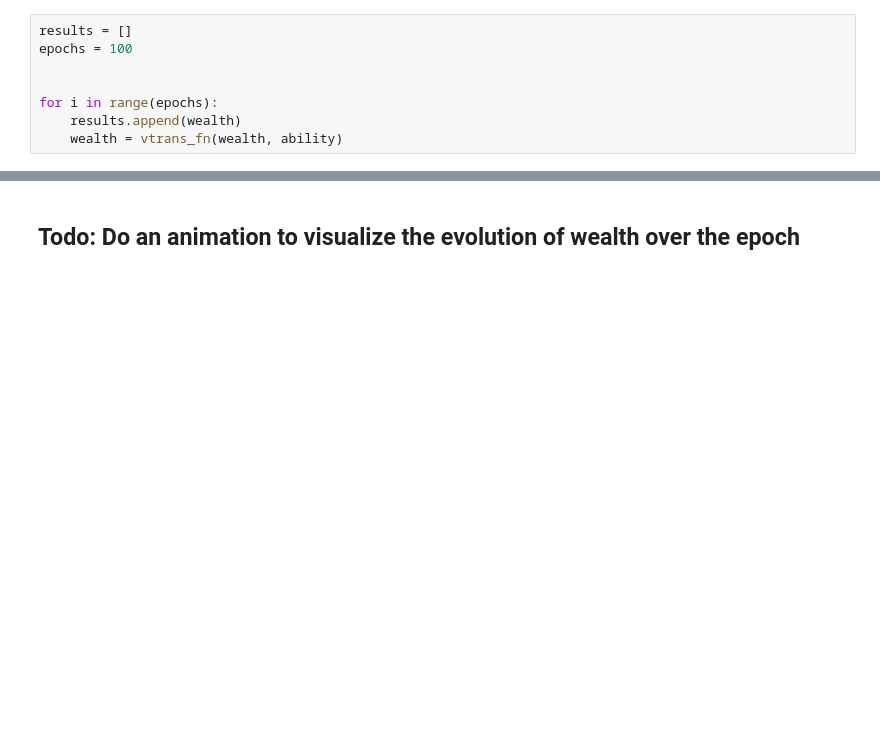
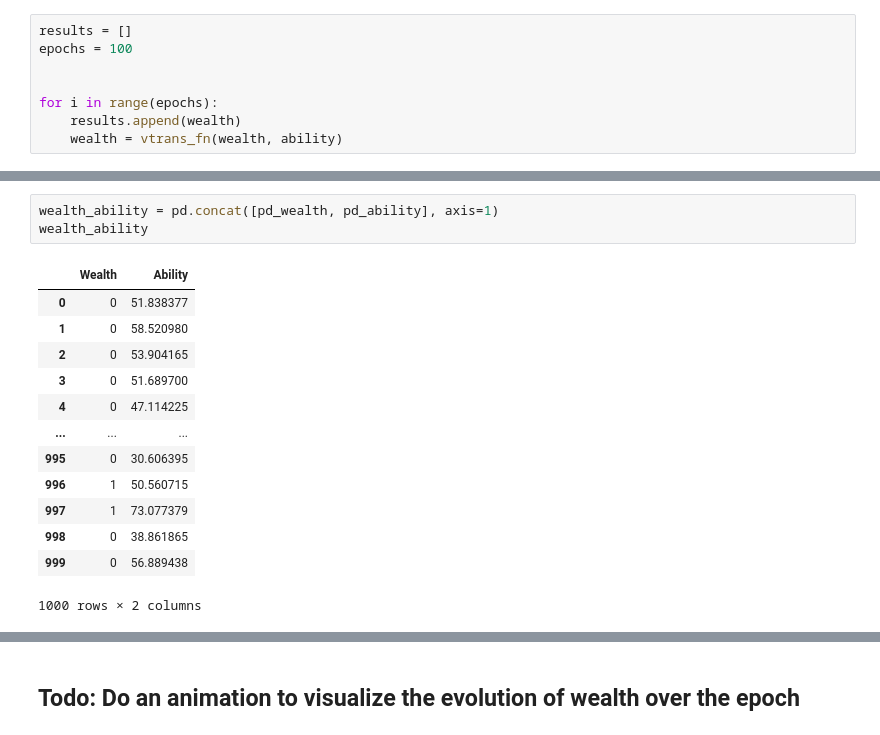
Before and after one commit to JSeam2/AbilityWealthModelling, a Jupyter notebook: Ability Wealth Modelling.ipynb, the cells around one changed output, grey strips where cells are left out. Saved outputs shown, nothing was run; the diff lists cells and outputs as text; blank space fills up the shorter version.

```diff
--- a/Ability Wealth Modelling.ipynb
+++ b/Ability Wealth Modelling.ipynb
@@ -90,0 +124,17 @@ sns.distplot(pd_wealth)
+# %%
+wealth_ability = pd.concat([pd_wealth, pd_ability], axis=1)
+wealth_ability
+# %% [output]
+|  | Wealth | Ability |
+| 0 | 0 | 51.838377 |
+| 1 | 0 | 58.520980 |
+| 2 | 0 | 53.904165 |
+| 3 | 0 | 51.689700 |
+| 4 | 0 | 47.114225 |
+| ... | ... | ... |
+| 995 | 0 | 30.606395 |
+| 996 | 1 | 50.560715 |
+| 997 | 1 | 73.077379 |
+| 998 | 0 | 38.861865 |
+| 999 | 0 | 56.889438 |
+1000 rows × 2 columns
```
Also changed, not shown: parts of 15 cells of this notebook, 1 other file.
